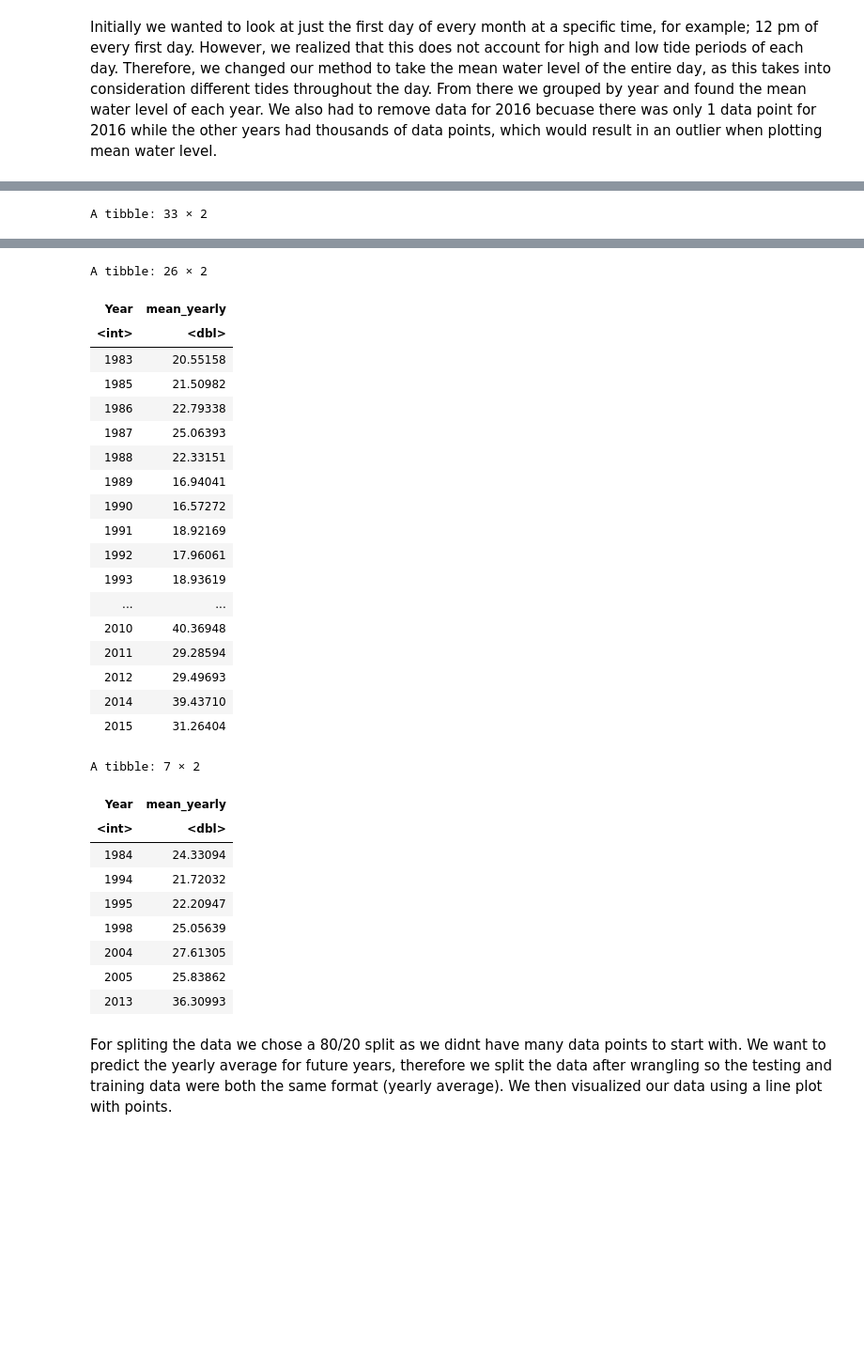
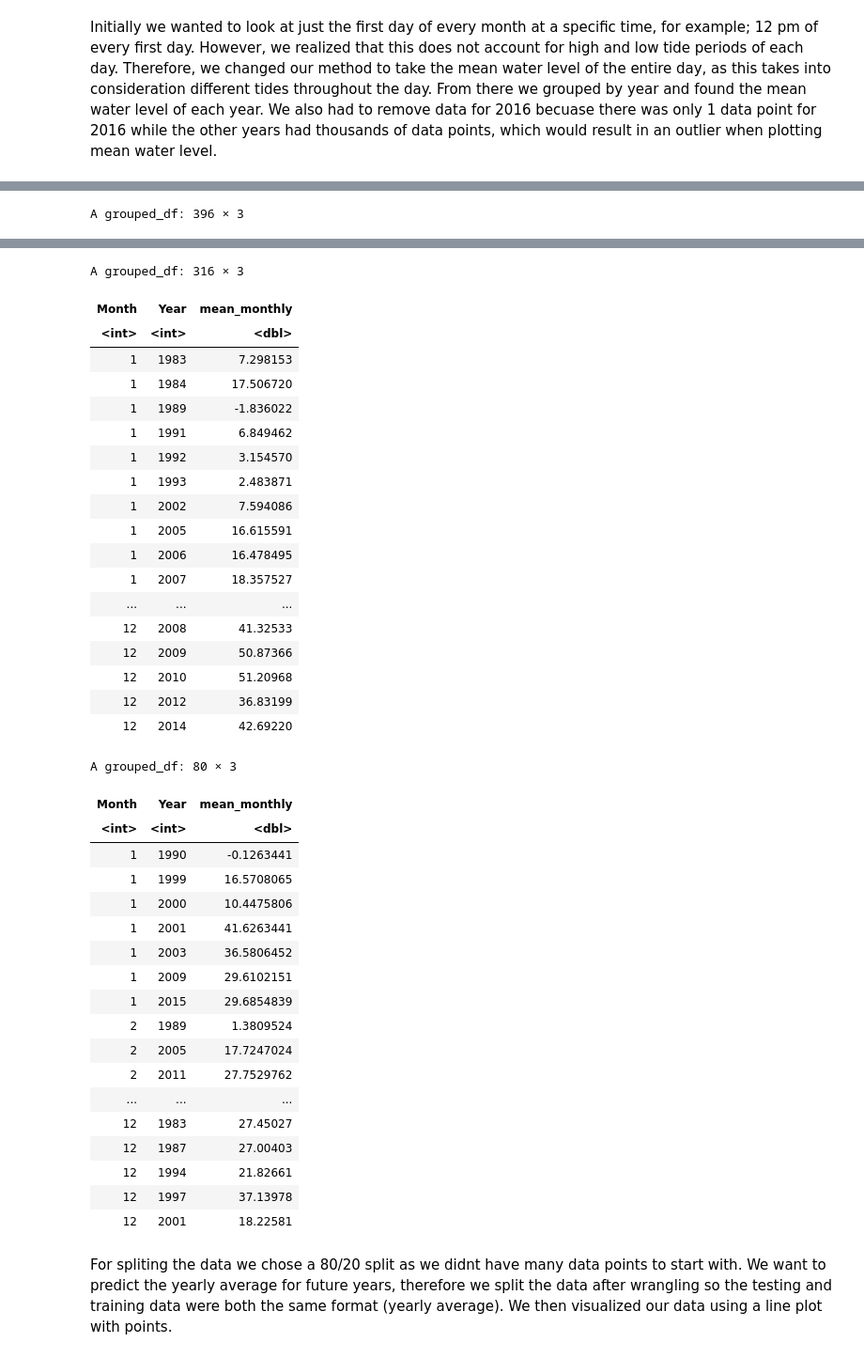
Before and after one commit to Applemyp/dsci100-group36-project, a Jupyter notebook: Project.ipynb, the cells around one changed output, grey strips where cells are left out. Shown at 94% size. Saved outputs shown, nothing was run; the diff lists cells and outputs as text; code cells hidden in the pictures; blank space fills up the shorter version.

Commit message:
mean monthly

```diff
--- a/Project.ipynb
+++ b/Project.ipynb
@@ -35,8 +35,7 @@ library(tidyr)
 We first loaded in our dataset and noticied the original dataset had some untidy data. This data was untidy because the original dataset had year, month, date, and and time all in one column, so we separated these into different columns with one value per cell.
 We used all the data from the original dataset, and did not need to remove any variables, as the dataset contains all the information we need already; the different water levels and the time at which they were recorded.
 # %%
-data<-read_csv('https://github.com/lbcommer/venezia-high-waters/raw/master/output/venezia.csv') |>
-                                separate(col=datetime, into=c('Year', 'Month', 'Date'), sep='-', convert=TRUE) |>
+data<-read_csv('venezia.csv') |>separate(col=datetime, into=c('Year', 'Month', 'Date'), sep='-', convert=TRUE) |>
                                 separate(col=Date, into=c('Day', 'Time'), sep=" ", convert=TRUE)
 
 data
@@ -81,10 +80,10 @@ group_by(Year, Month, Day) |>
 summarize(mean_daily = mean(level))
 
 mean_yearly_data <- mean_daily_data |>
-group_by(Year) |>
-summarize(mean_yearly = mean(mean_daily))
+group_by(Month, Year) |>
+summarize(mean_monthly = mean(mean_daily))
 
-data_split <- initial_split(mean_yearly_data, prop = 0.8, strata = mean_yearly)
+data_split <- initial_split(mean_yearly_data, prop = 0.8, strata = mean_monthly)
 training_data <- training(data_split)
 testing_data <- testing(data_split)
 
@@ -103 +98 @@ Warning message:
-A tibble: 33 × 2
+A grouped_df: 396 × 3
@@ -122,32 +117,41 @@ A tibble: 33 × 2
-A tibble: 26 × 2
+A grouped_df: 316 × 3
-| Year | mean_yearly |
-| <int> | <dbl> |
-| 1983 | 20.55158 |
-| 1985 | 21.50982 |
-| 1986 | 22.79338 |
-| 1987 | 25.06393 |
-| 1988 | 22.33151 |
-| 1989 | 16.94041 |
-| 1990 | 16.57272 |
-| 1991 | 18.92169 |
-| 1992 | 17.96061 |
-| 1993 | 18.93619 |
-| ... | ... |
-| 2010 | 40.36948 |
-| 2011 | 29.28594 |
-| 2012 | 29.49693 |
-| 2014 | 39.43710 |
-| 2015 | 31.26404 |
+| Month | Year | mean_monthly |
+| <int> | <int> | <dbl> |
+| 1 | 1983 | 7.298153 |
+| 1 | 1984 | 17.506720 |
+| 1 | 1989 | -1.836022 |
+| 1 | 1991 | 6.849462 |
+| 1 | 1992 | 3.154570 |
+| 1 | 1993 | 2.483871 |
+| 1 | 2002 | 7.594086 |
+| 1 | 2005 | 16.615591 |
+| 1 | 2006 | 16.478495 |
+| 1 | 2007 | 18.357527 |
+| ... | ... | ... |
+| 12 | 2008 | 41.32533 |
+| 12 | 2009 | 50.87366 |
+| 12 | 2010 | 51.20968 |
+| 12 | 2012 | 36.83199 |
+| 12 | 2014 | 42.69220 |
-A tibble: 7 × 2
+A grouped_df: 80 × 3
-| Year | mean_yearly |
-| <int> | <dbl> |
-| 1984 | 24.33094 |
-| 1994 | 21.72032 |
-| 1995 | 22.20947 |
-| 1998 | 25.05639 |
-| 2004 | 27.61305 |
-| 2005 | 25.83862 |
-| 2013 | 36.30993 |
+| Month | Year | mean_monthly |
+| <int> | <int> | <dbl> |
+| 1 | 1990 | -0.1263441 |
+| 1 | 1999 | 16.5708065 |
+| 1 | 2000 | 10.4475806 |
+| 1 | 2001 | 41.6263441 |
+| 1 | 2003 | 36.5806452 |
+| 1 | 2009 | 29.6102151 |
+| 1 | 2015 | 29.6854839 |
+| 2 | 1989 | 1.3809524 |
+| 2 | 2005 | 17.7247024 |
+| 2 | 2011 | 27.7529762 |
+| ... | ... | ... |
+| 12 | 1983 | 27.45027 |
+| 12 | 1987 | 27.00403 |
+| 12 | 1994 | 21.82661 |
+| 12 | 1997 | 37.13978 |
+| 12 | 2001 | 18.22581 |
 # %% [markdown]
 For spliting the data we chose a 80/20 split as we didnt have many data points to start with. We want to predict the yearly average for future years, therefore we split the data after wrangling so the testing and training data were both the same format (yearly average). We then visualized our data using a line plot with points.
 # %%
```
Also changed, not shown: parts of 2 cells of this notebook.
